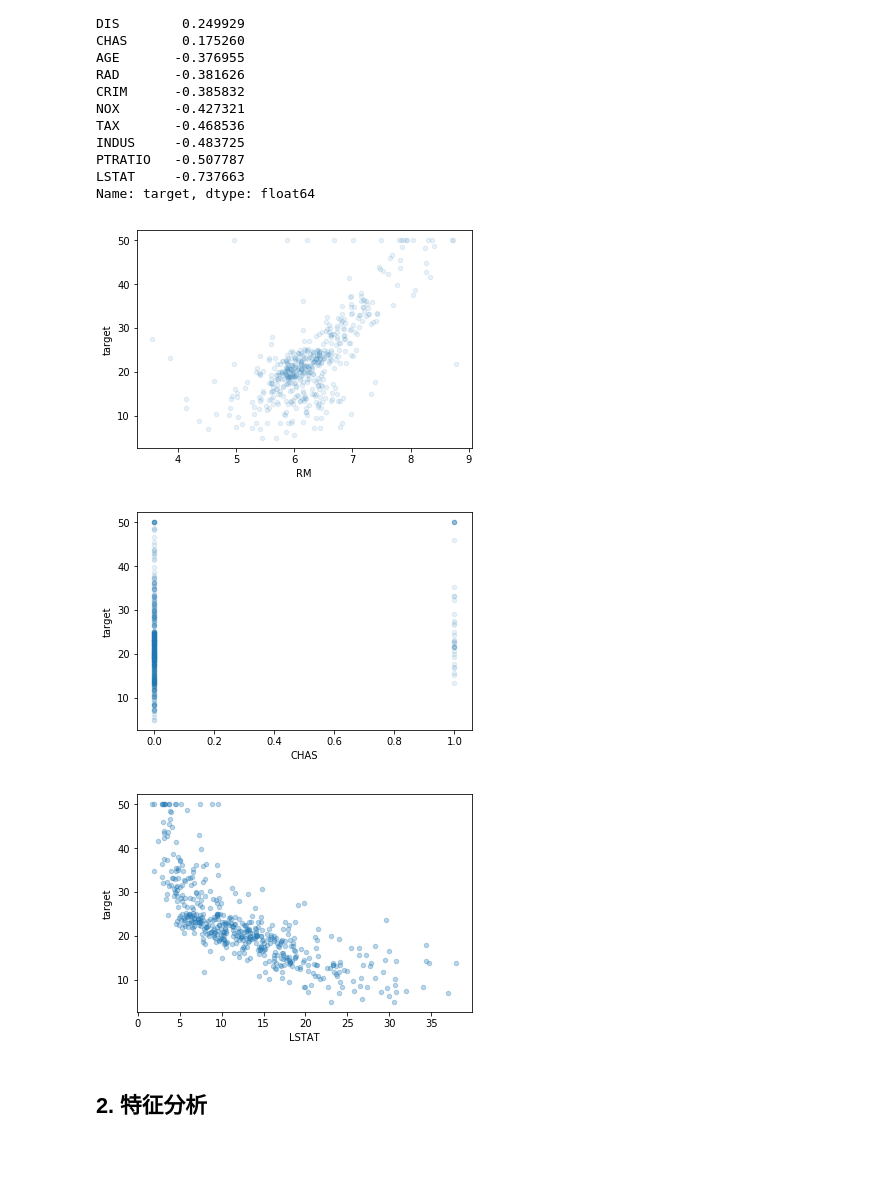
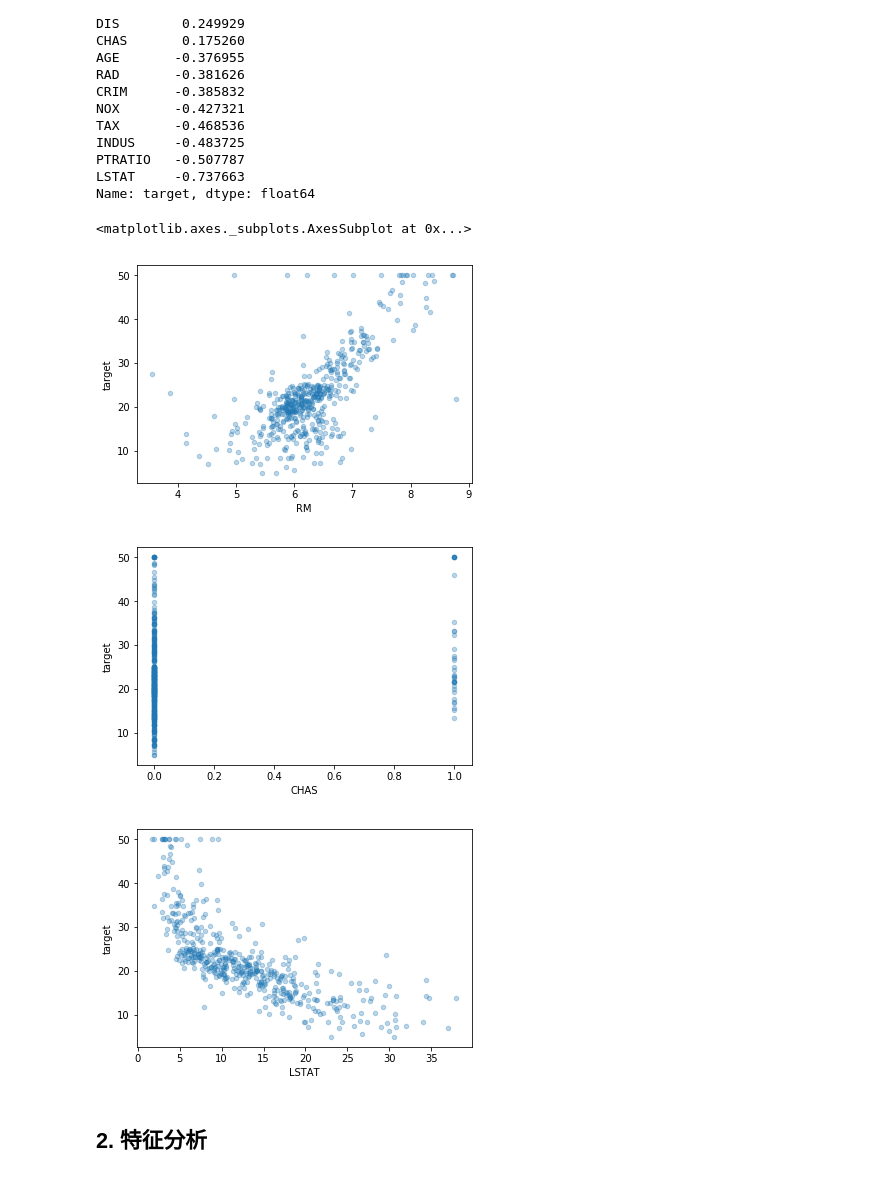
Before and after one commit to cyy0523xc/ml-learning, a Jupyter notebook: L02-linear-model/波士顿房价预测.ipynb, the cells around one changed output. Cells and saved outputs as stored; diff of their text form; code cells hidden in the pictures.

```diff
--- a/L02-linear-model/波士顿房价预测.ipynb
+++ b/L02-linear-model/波士顿房价预测.ipynb
@@ -103,15 +103,13 @@ LSTAT     -0.737663
 Name: target, dtype: float64
 # %%
 # 相关性散点图
-df.plot(kind='scatter', x='RM', y='target', alpha=0.1)
-plt.show()
-df.plot(kind='scatter', x='CHAS', y='target', alpha=0.1)
-plt.show()
+df.plot(kind='scatter', x='RM', y='target', alpha=0.3)
+df.plot(kind='scatter', x='CHAS', y='target', alpha=0.3)
 df.plot(kind='scatter', x='LSTAT', y='target', alpha=0.3)
-plt.show()
 # %% [output]
+<matplotlib.axes._subplots.AxesSubplot at 0x...>
-[figure, old version]
+[figure, new version]
-[figure, old version]
+[figure, new version]
 [figure]
 # %% [markdown]
 ## 2. 特征分析
```
Also changed, not shown: parts of 6 cells of this notebook.
